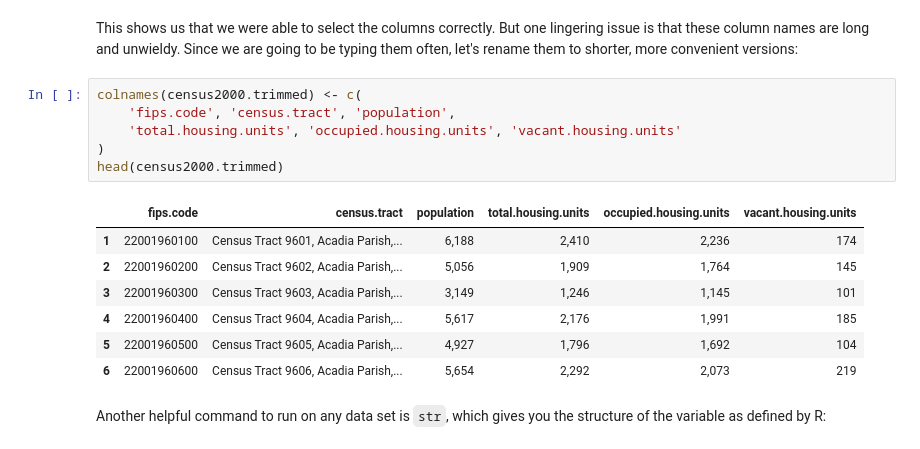
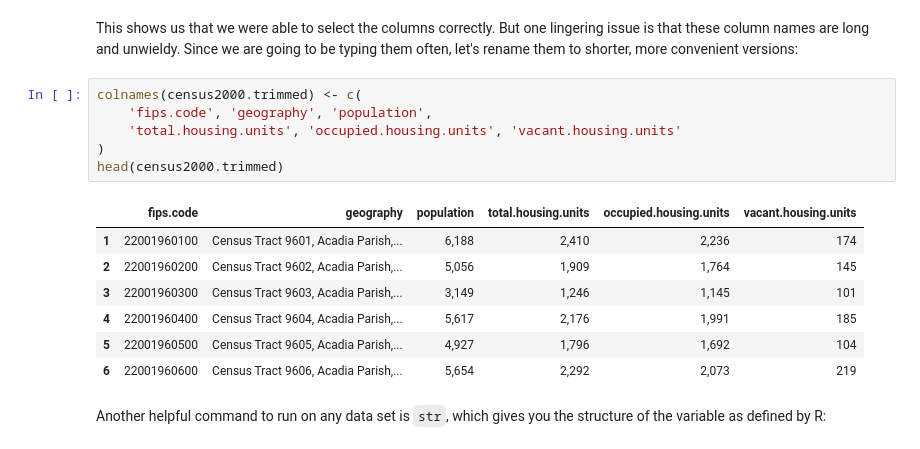
Before and after one commit to OpenNewsLabs/r-workshop-ire, a Jupyter notebook: Getting started with R.ipynb, the cells around one changed output. Drawn from its saved outputs; the diff is of its cells as text.

```diff
--- a/Getting started with R.ipynb
+++ b/Getting started with R.ipynb
@@ -126,12 +128,12 @@ head(census2000.trimmed)
 This shows us that we were able to select the columns correctly. But one lingering issue is that these column names are long and unwieldy. Since we are going to be typing them often, let's rename them to shorter, more convenient versions:
 # %%
 colnames(census2000.trimmed) <- c(
-    'fips.code', 'census.tract', 'population',
+    'fips.code', 'geography', 'population',
     'total.housing.units', 'occupied.housing.units', 'vacant.housing.units'
 )
 head(census2000.trimmed)
 # %% [output]
-|  | fips.code | census.tract | population | total.housing.units | occupied.housing.units | vacant.housing.units |
+|  | fips.code | geography | population | total.housing.units | occupied.housing.units | vacant.housing.units |
 | 1 | 22001960100 | Census Tract 9601, Acadia Parish,... | 6,188 | 2,410 | 2,236 | 174 |
 | 2 | 22001960200 | Census Tract 9602, Acadia Parish,... | 5,056 | 1,909 | 1,764 | 145 |
 | 3 | 22001960300 | Census Tract 9603, Acadia Parish,... | 3,149 | 1,246 | 1,145 | 101 |
```
Also changed, not shown: parts of 8 cells of this notebook, 1 other file.
